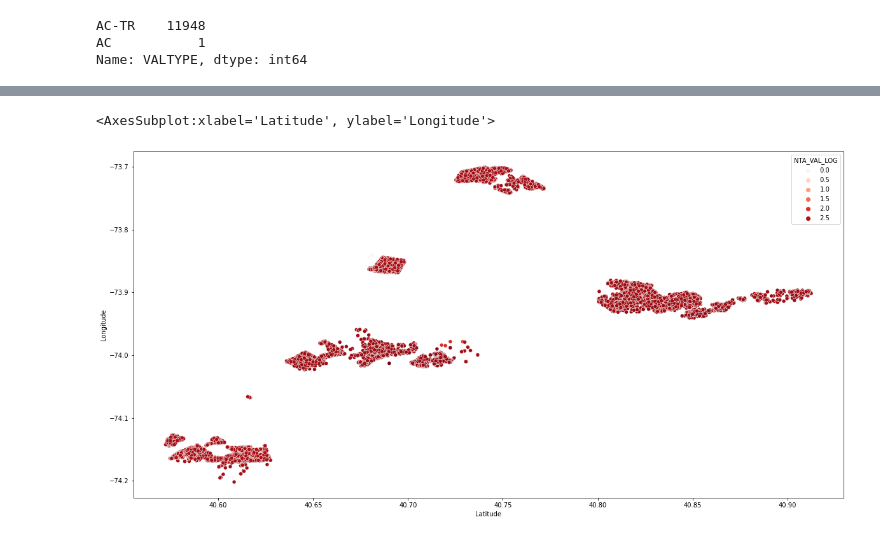
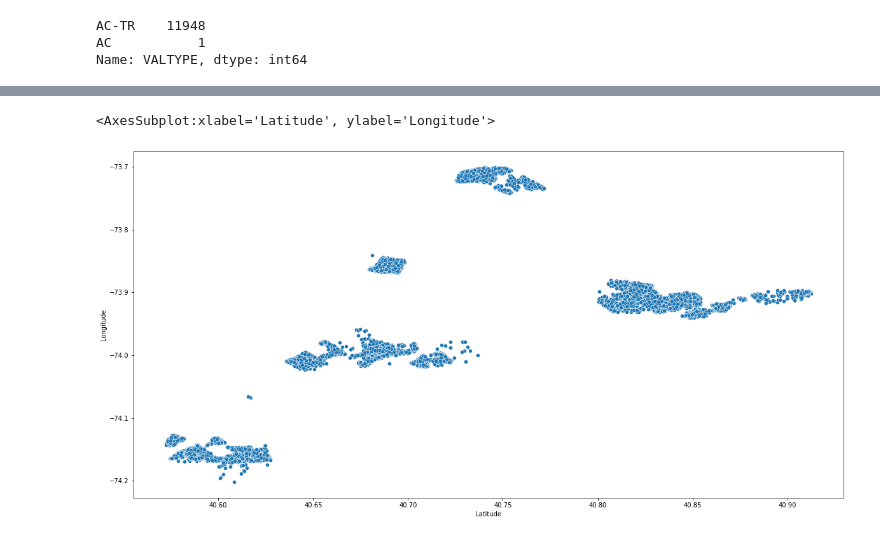
Before and after one commit to knmlprz/BHL2022, a Jupyter notebook: EDA_Kolumn.ipynb, the cells around one changed output, grey strips where cells are left out. Drawn from its saved outputs; the diff is of its cells as text; code cells hidden in the pictures.

```diff
--- a/EDA_Kolumn.ipynb
+++ b/EDA_Kolumn.ipynb
@@ -318,11 +338,8 @@ Index(['BBLE', 'BORO', 'BLOCK', 'LOT', 'EASEMENT', 'OWNER', 'BLDGCL',
        'NTA_VAL', 'BORO_VAL', 'BLOCK_VAL'],
       dtype='object')
-# %%
-df.NTA_VAL
-df["NTA_VAL_LOG"] = df.NTA_VAL_LOG.apply(lambda x: np.log(x) if x > 0 else x)
 # %%
 plt.figure(figsize=(20, 10))
-sns.scatterplot(data=df, x="Latitude", y="Longitude", hue="NTA_VAL_LOG", palette="Reds")
+sns.scatterplot(data=df, x="Latitude", y="Longitude")
 # %% [output]
 <AxesSubplot:xlabel='Latitude', ylabel='Longitude'>
-[figure, old version]
+[figure, new version]
```
Also changed, not shown: parts of 19 cells of this notebook, 6 other files.
